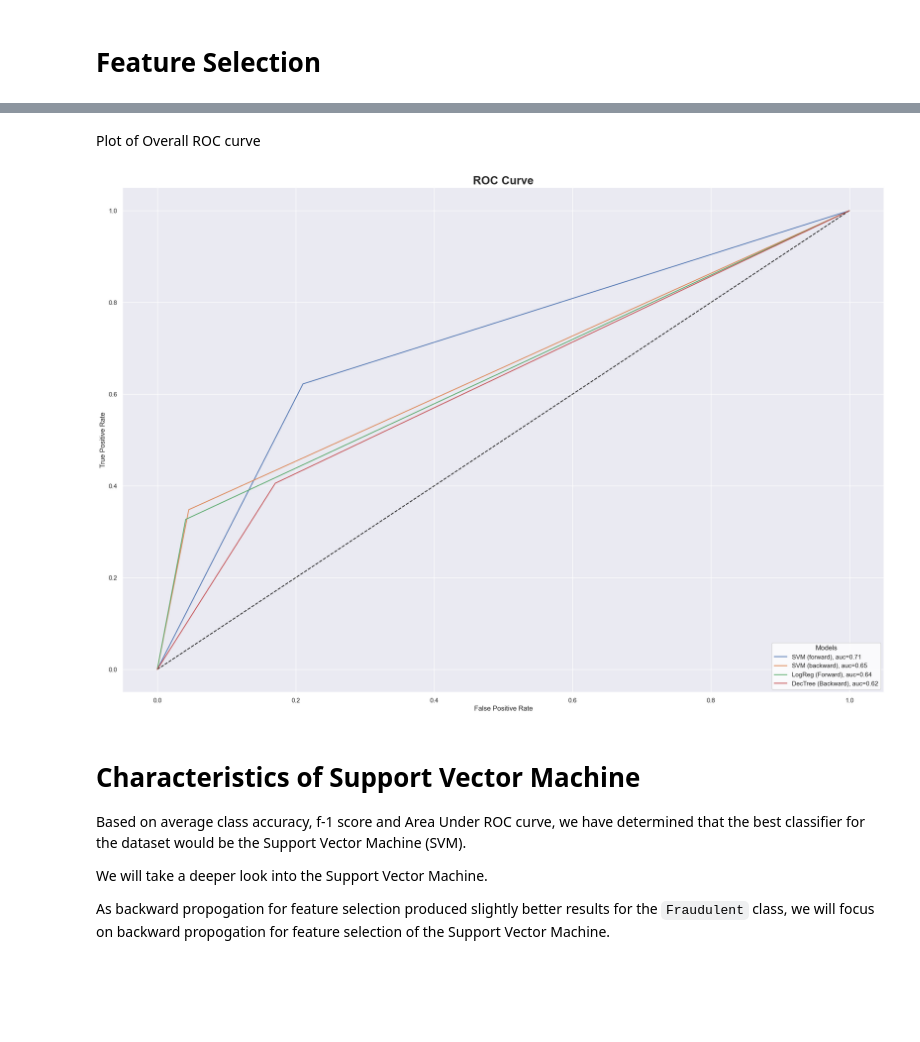
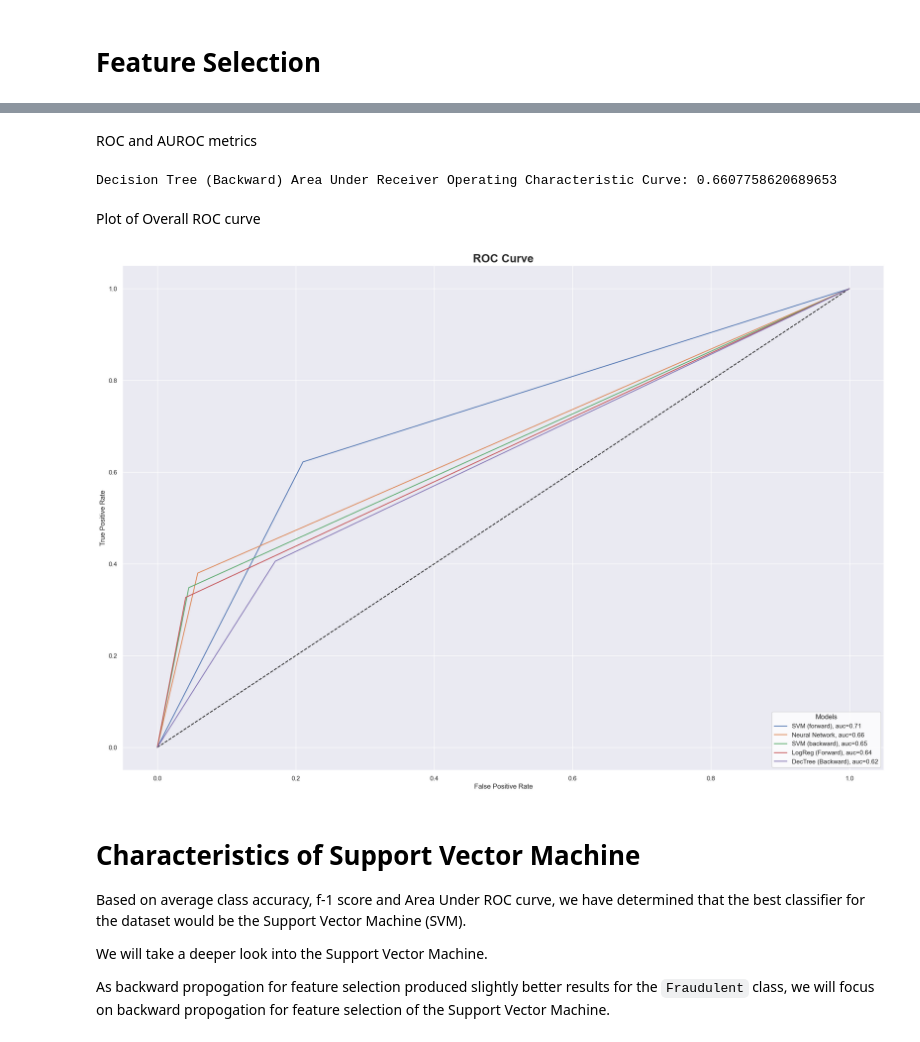
Before and after one commit to Alexius0123/Card-Fraud-Project, a Jupyter notebook: final.ipynb, the cells around one changed output, grey strips where cells are left out. Saved outputs shown, nothing was run; the diff lists cells and outputs as text; code cells hidden in the pictures; blank space fills up the shorter version.

Commit message:
Neural Network added

```diff
--- a/final.ipynb
+++ b/final.ipynb
@@ -657,0 +677,7 @@ For artificial neural networks,
+# %%
+ann = tf.keras.models.Sequential()
+ann.add(tf.keras.layers.Dense(units=10, activation='sigmoid', bias_regularizer = l2(0.01), input_dim = 23))
+ann.add(tf.keras.layers.Dense(units=1, activation='sigmoid'))
+ann.compile(optimizer = 'adam', loss = 'binary_crossentropy', metrics = ['binary_accuracy'])
+ann = KerasClassifier(model = ann, batch_size = 32, epochs = 400)
+ann.fit(X_train, y_train)
@@ -657,0 +724,11 @@ For artificial neural networks,
+# %%
+y_pred_ann = ann.predict(X_test)
+cm_ann = confusion_matrix(y_test, y_pred_ann)
+
+print(classification_report(y_test, y_pred_ann, target_names = ['Valid', "Fraudulent"])) #Precision, accuracy, recall and f-1 score for model
+
+cm_ann_df = pd.DataFrame(cm_ann, index=['Target Valid', 'Target Fraudulent'],columns=['Predicted Valid', 'Predicted Fraudulent'])
+
+plt.figure(figsize=(16,8))
+sns.heatmap(cm_ann, annot=True, fmt='g',xticklabels=cm_ann_df.columns, yticklabels=cm_ann_df.index, annot_kws={"size": 20})
+plt.title("Confusion Matrix", size=20, weight = 'bold')
@@ -658,20 +747,30 @@ For artificial neural networks,
+# %% [markdown]
+ROC and AUROC metrics
+# %%
+fpr_ann, tpr_ann, _ = roc_curve(y_test, y_pred_ann)
+auc_ann = roc_auc_score(y_test, y_pred_ann)
+print("Decision Tree (Backward) Area Under Receiver Operating Characteristic Curve: " + str(auc_ann))
+# %% [output]
+Decision Tree (Backward) Area Under Receiver Operating Characteristic Curve: 0.6607758620689653
 # %% [markdown]
 Plot of Overall ROC curve
 # %%
 plt.figure(figsize=(24,16))
 plt.plot([0, 1], [0, 1], 'k--')
-plt.plot(fpr_svm_balanced,tpr_svm_balanced,label="SVM (forward), auc="+str(round(auc_svm_balanced,2))) #Plot SVM (Forward)
+plt.plot(fpr_svm_balanced,tpr_svm_balanced,label="SVM (forward), auc="+str(round(auc_svm_balanced,2))) #Plot SVM (Balanced)
+plt.plot(fpr_ann, tpr_ann,label="Neural Network, auc="+str(round(auc_ann,2))) #Plot Neural Network
 plt.plot(fpr_svm_backward,tpr_svm_backward,label="SVM (backward), auc="+str(round(auc_svm_backward,2))) #Plot SVM (Backward)
 plt.plot(fpr_log_forward,tpr_log_forward,label="LogReg (Forward), auc="+str(round(auc_log_forward,2))) #Plot Logistic Regression (Forward)
 plt.plot(fpr_tree_backward,tpr_tree_backward,label="DecTree (Backward), auc="+str(round(auc_tree_backward,2))) #Plot Decision Tree (Backward)
+
 
 plt.legend(loc=4, title='Models', facecolor='white')
 plt.xlabel('False Positive Rate')
 plt.ylabel('True Positive Rate')
 plt.title('ROC Curve', size=20, weight = 'bold')
 plt.show()
 # %% [output]
-[figure, old version]
+[figure, new version]
 # %% [markdown]
 # Characteristics of Support Vector Machine
 Based on average class accuracy, f-1 score and Area Under ROC curve, we have determined that the best classifier for the dataset would be the Support Vector Machine (SVM).
```
Also changed, not shown: parts of 11 cells of this notebook.
